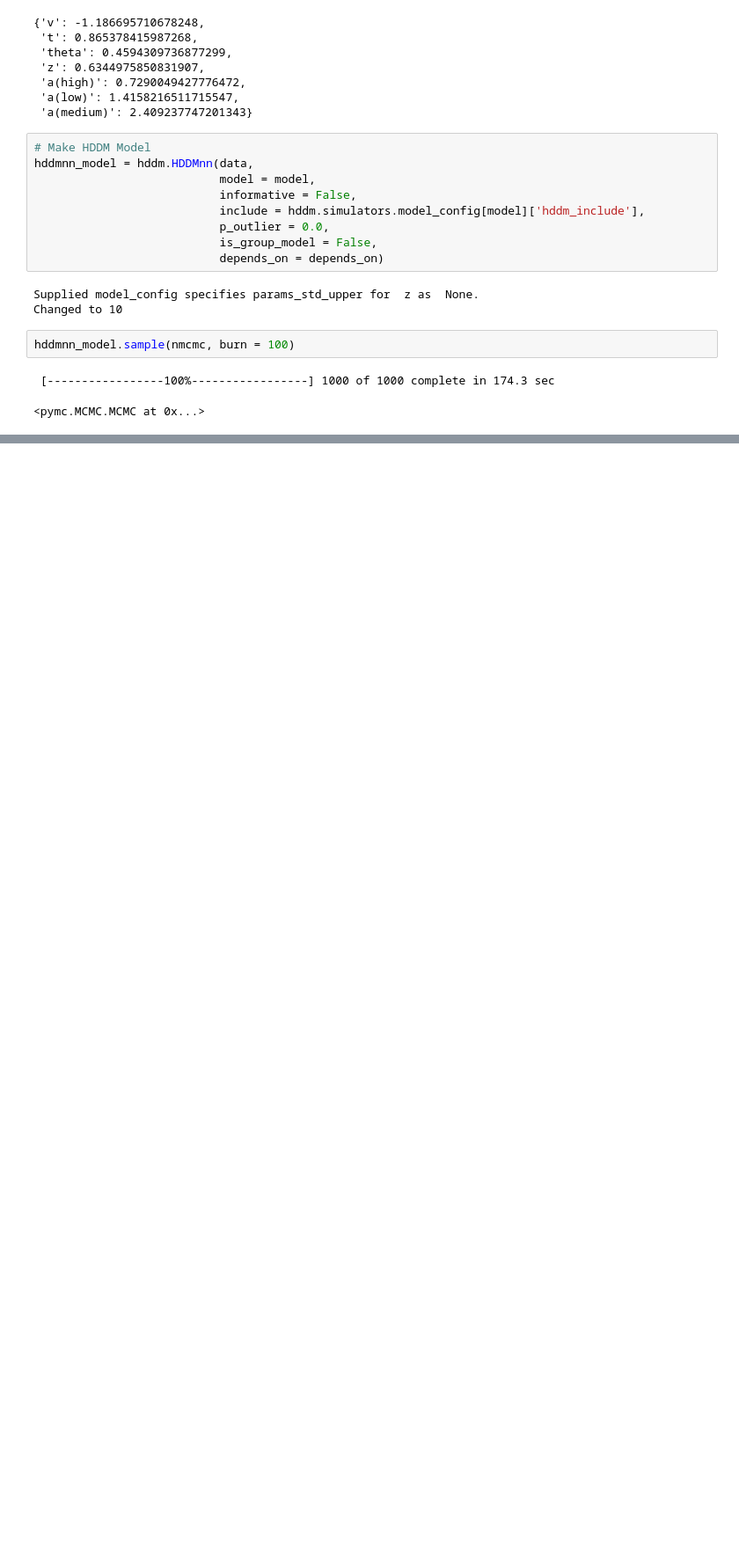
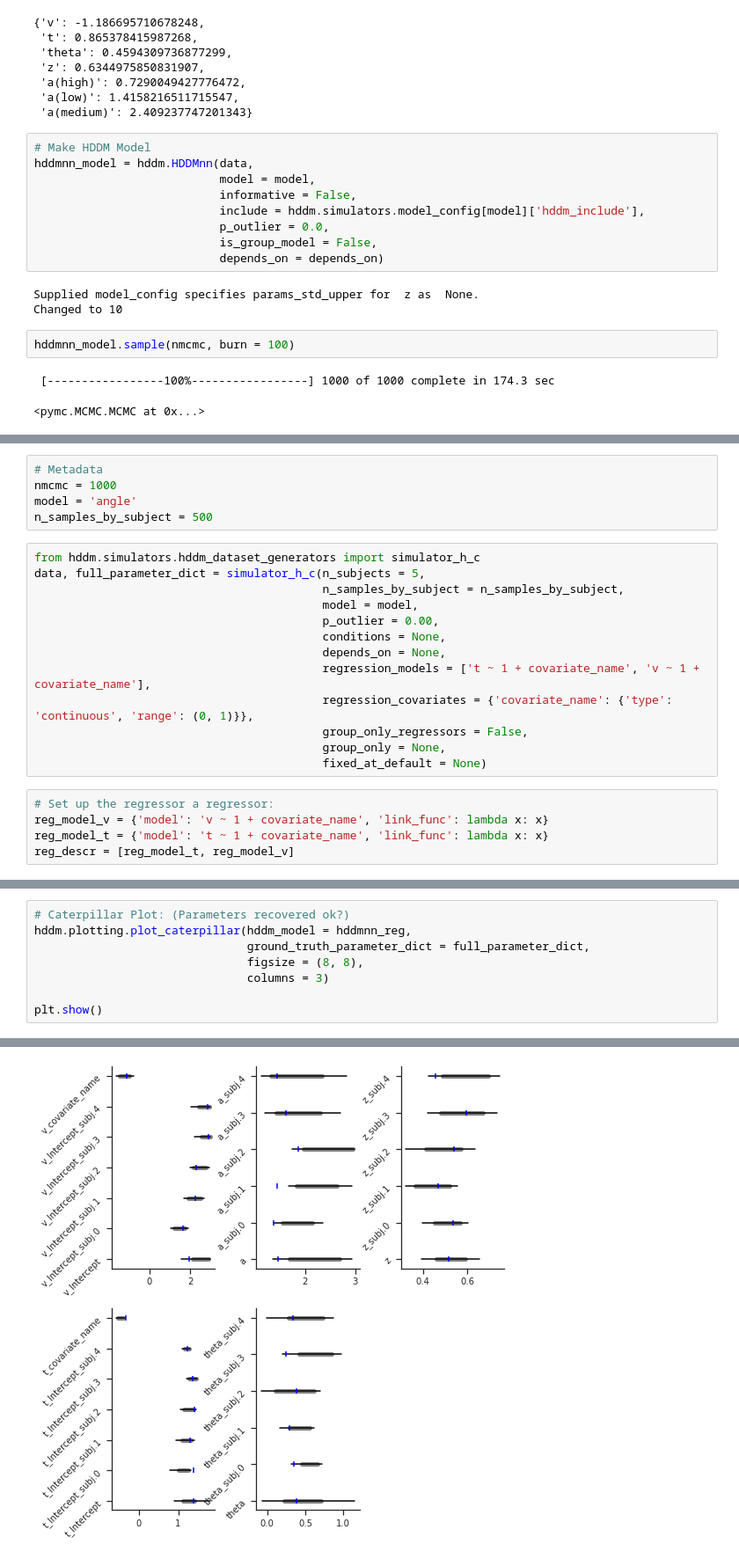
Before and after one commit to zenkavi/IntroToHDDM, a Jupyter notebook: LAN_Tutorial.ipynb, the cells around one changed output, grey strips where cells are left out. Shown at 88% size. Drawn from its saved outputs; the diff is of its cells as text; blank space fills up the shorter version.

```diff
--- a/LAN_Tutorial.ipynb
+++ b/LAN_Tutorial.ipynb
@@ -459,0 +547,23 @@ plt.show()
+# %%
+# Metadata
+nmcmc = 1000
+model = 'angle'
+n_samples_by_subject = 500
+# %%
+from hddm.simulators.hddm_dataset_generators import simulator_h_c
+data, full_parameter_dict = simulator_h_c(n_subjects = 5,
+                                          n_samples_by_subject = n_samples_by_subject,
+                                          model = model,
+                                          p_outlier = 0.00,
+                                          conditions = None,
+                                          depends_on = None,
+                                          regression_models = ['t ~ 1 + covariate_name', 'v ~ 1 + covariate_name'],
+                                          regression_covariates = {'covariate_name': {'type': 'continuous', 'range': (0, 1)}},
+                                          group_only_regressors = False,
+                                          group_only = None,
+                                          fixed_at_default = None)
+# %%
+# Set up the regressor a regressor:
+reg_model_v = {'model': 'v ~ 1 + covariate_name', 'link_func': lambda x: x}
+reg_model_t = {'model': 't ~ 1 + covariate_name', 'link_func': lambda x: x}
+reg_descr = [reg_model_t, reg_model_v]
@@ -459,0 +586,9 @@ plt.show()
+# %%
+# Caterpillar Plot: (Parameters recovered ok?)
+hddm.plotting.plot_caterpillar(hddm_model = hddmnn_reg,
+                               ground_truth_parameter_dict = full_parameter_dict,
+                               figsize = (8, 8),
+                               columns = 3)
+
+plt.show()
+# %% [output]
@@ -459,0 +612 @@ plt.show()
+[figure, added]
```
Also changed, not shown: parts of 37 cells of this notebook, 1 other file.
